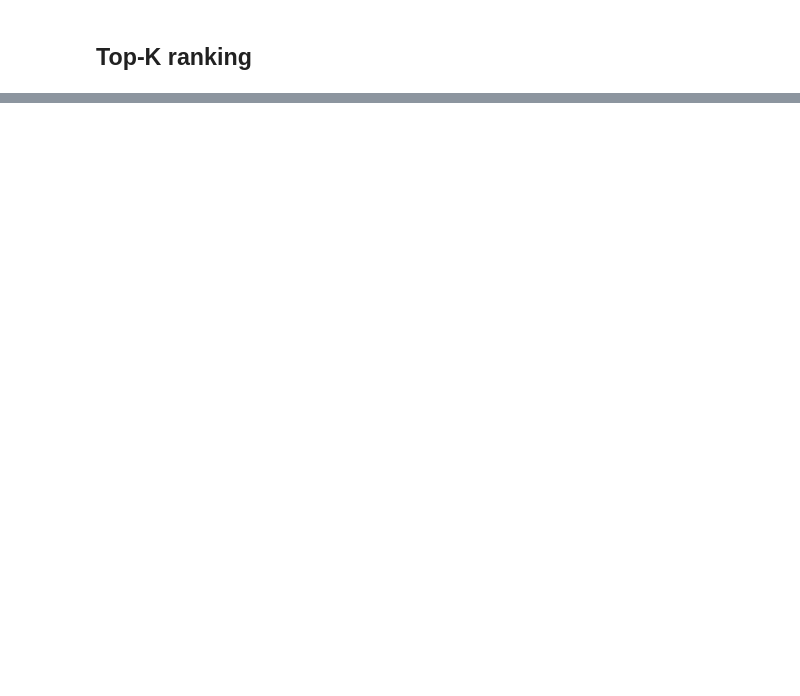
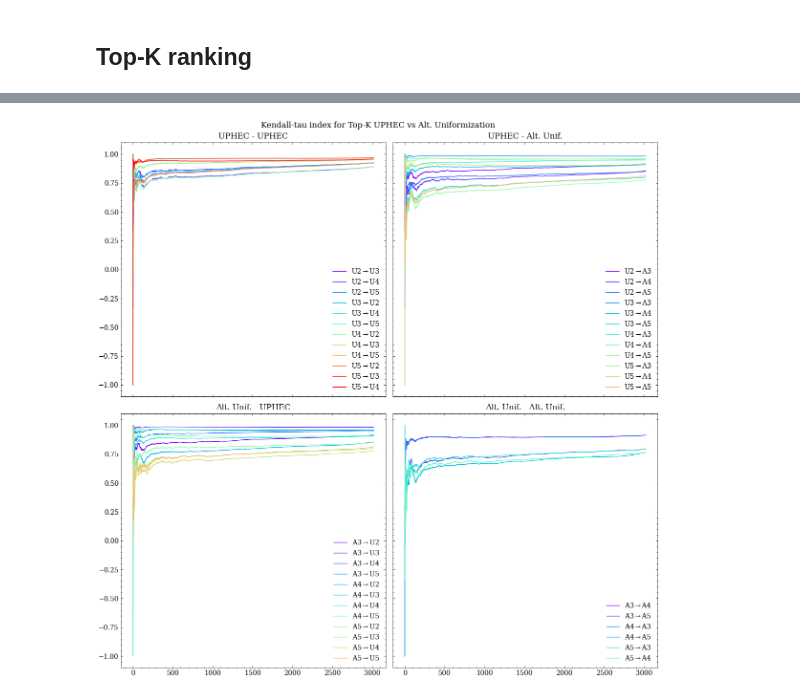
Before and after one commit to LaComarca-Lab/non-uniform-hypergraphs, a Jupyter notebook: RankingAnalysis.ipynb, the cells around one changed output, grey strips where cells are left out. Saved outputs shown, nothing was run; the diff lists cells and outputs as text; code cells hidden in the pictures; blank space fills up the shorter version.

Commit message:
Alternative uniformization and all computations finished for the TagsAskUbuntu dataset

```diff
--- a/RankingAnalysis.ipynb
+++ b/RankingAnalysis.ipynb
@@ -156,0 +194,42 @@ plt.show()
+# %%
+fig, ax = plt.subplots(2,2, figsize=(12,12), sharex=True, sharey=True)
+
+fig.suptitle("Kendall-tau index for Top-K UPHEC vs Alt. Uniformization")
+
+colorUU = iter(cmap(np.linspace(0, 1, 4*3)))
+colorUA = iter(cmap(np.linspace(0, 1, 4*4)))
+colorAU = iter(cmap(np.linspace(0, 1, 4*4)))
+colorAA = iter(cmap(np.linspace(0, 1, 4*3)))
+
+for key, val in KTtopK.items():
+
+    if "UP" in key[0:3] and "UP" in key[-8:]:
+
+        ax[0,0].plot(val, label=f"U{key[6]}" + r"$\rightarrow$"+ f"U{key[-1]}", color=next(colorUU))
+        ax[0,0].set_title("UPHEC - UPHEC")
+
+    elif "UP" in key[0:3] and "Alt" in key[-9:]:
+
+        ax[0,1].plot(val, label=f"U{key[6]}" + r"$\rightarrow$"+ f"A{key[-1]}", color=next(colorUA))
+        ax[0,1].set_title("UPHEC - Alt. Unif.")
+
+    elif "Alt" in key[0:8] and "UP" in key[-8:]:
+
+        ax[1,0].plot(val, label=f"A{key[8]}" + r"$\rightarrow$"+ f"U{key[-1]}", color=next(colorAU))
+        ax[1,0].set_title("Alt. Unif. - UPHEC")
+
+    elif "Alt" in key[0:8] and "Alt" in key[-9:]:
+
+        ax[1,1].plot(val, label=f"A{key[8]}" + r"$\rightarrow$"+ f"A{key[-1]}", color=next(colorAA))
+        ax[1,1].set_title("Alt. Unif. - Alt. Unif.")
+
+ax[0,0].legend()
+ax[0,1].legend()
+ax[1,0].legend()
+ax[1,1].legend()
+
+plt.tight_layout()
+
+plt.show()
+# %% [output]
+[figure, added]
```
Also changed, not shown: parts of 11 cells of this notebook, 6 other files.
